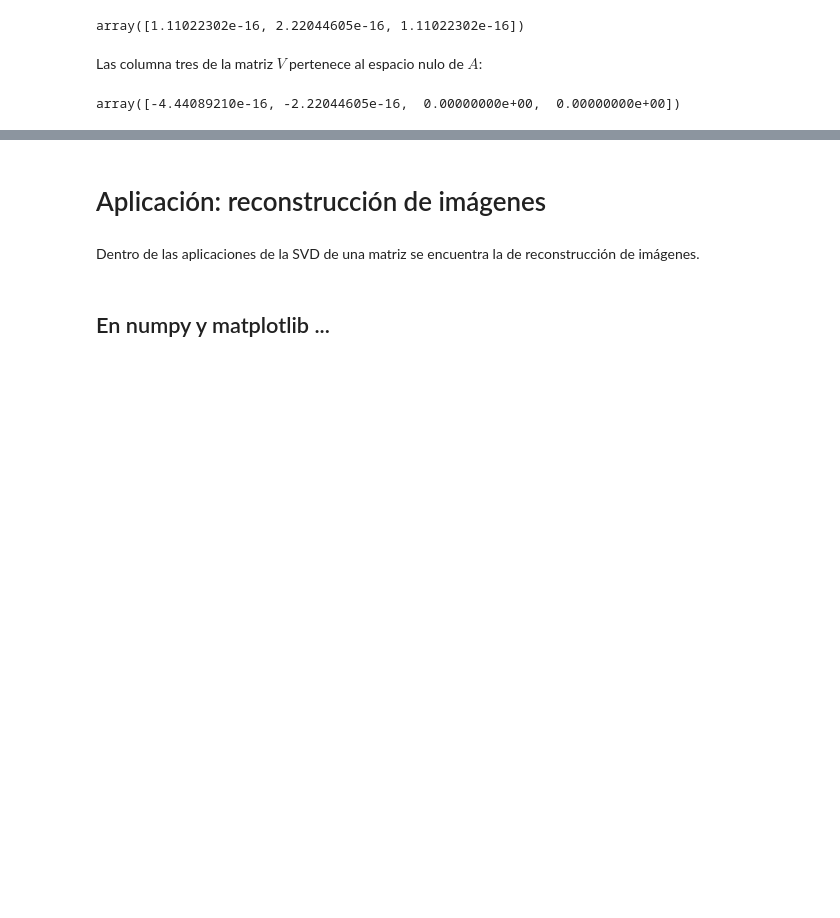
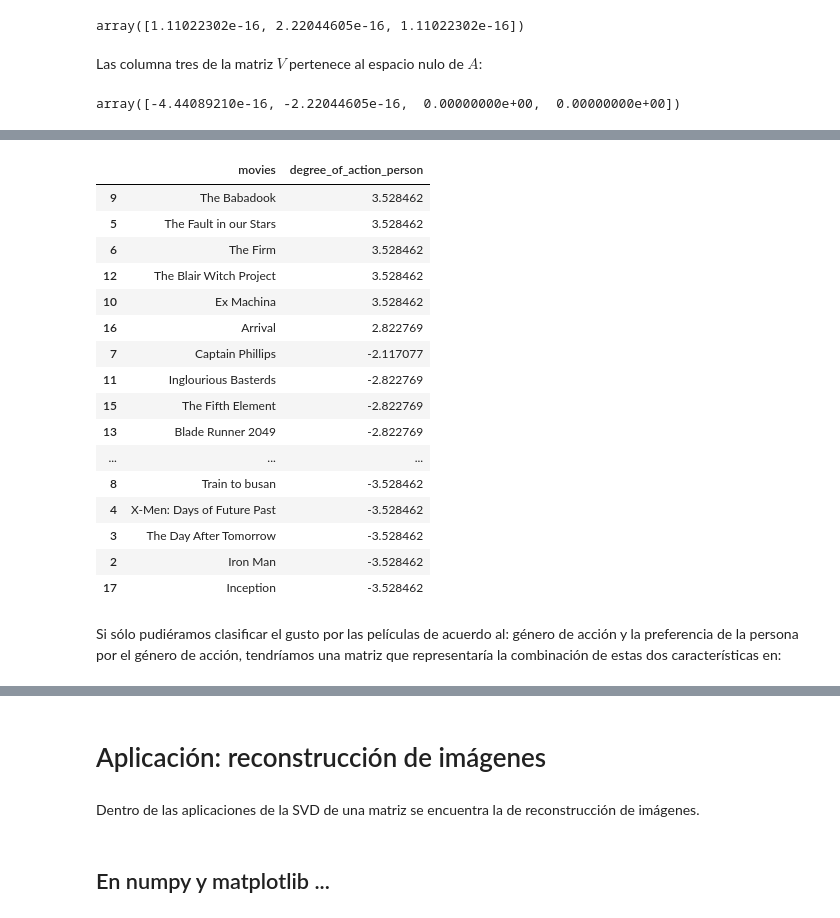
Before and after one commit to palmoreck/laboratorios, a Jupyter notebook: reconstruccion_de_imagenes/2_reconstruccion_de_imagenes.ipynb, the cells around one changed output, grey strips where cells are left out. Saved outputs shown, nothing was run; the diff lists cells and outputs as text; code cells hidden in the pictures; blank space fills up the shorter version.

```diff
--- a/reconstruccion_de_imagenes/2_reconstruccion_de_imagenes.ipynb
+++ b/reconstruccion_de_imagenes/2_reconstruccion_de_imagenes.ipynb
@@ -254,0 +372,3 @@ array([-4.44089210e-16, -2.22044605e-16,  0.00000000e+00,  0.00000000e+00])
+# %%
+person = 17
+degree_of_action_person = df_persons[attribute_persons][person]
@@ -254,0 +381,26 @@ array([-4.44089210e-16, -2.22044605e-16,  0.00000000e+00,  0.00000000e+00])
+# %%
+interest_for_action_movies_person_b = df_movies.apply(lambda col: degree_of_action_person*col if col.name == attribute_movies else col)
+attribute_person_example = "degree_of_action_person"
+interest_for_action_movies_person_b.rename(columns={attribute_movies: attribute_person_example}, inplace=True)
+# %%
+interest_for_action_movies_person_b.sort_values(by=attribute_person_example,ascending=False)
+# %% [output]
+|  | movies | degree_of_action_person |
+| 9 | The Babadook | 3.528462 |
+| 5 | The Fault in our Stars | 3.528462 |
+| 6 | The Firm | 3.528462 |
+| 12 | The Blair Witch Project | 3.528462 |
+| 10 | Ex Machina | 3.528462 |
+| 16 | Arrival | 2.822769 |
+| 7 | Captain Phillips | -2.117077 |
+| 11 | Inglourious Basterds | -2.822769 |
+| 15 | The Fifth Element | -2.822769 |
+| 13 | Blade Runner 2049 | -2.822769 |
+| ... | ... | ... |
+| 8 | Train to busan | -3.528462 |
+| 4 | X-Men: Days of Future Past | -3.528462 |
+| 3 | The Day After Tomorrow | -3.528462 |
+| 2 | Iron Man | -3.528462 |
+| 17 | Inception | -3.528462 |
+# %% [markdown]
+Si sólo pudiéramos clasificar el gusto por las películas de acuerdo al: género de acción y la preferencia de la persona por el género de acción, tendríamos una matriz que representaría la combinación de estas dos características en:
```
Also changed, not shown: parts of 31 cells of this notebook.
